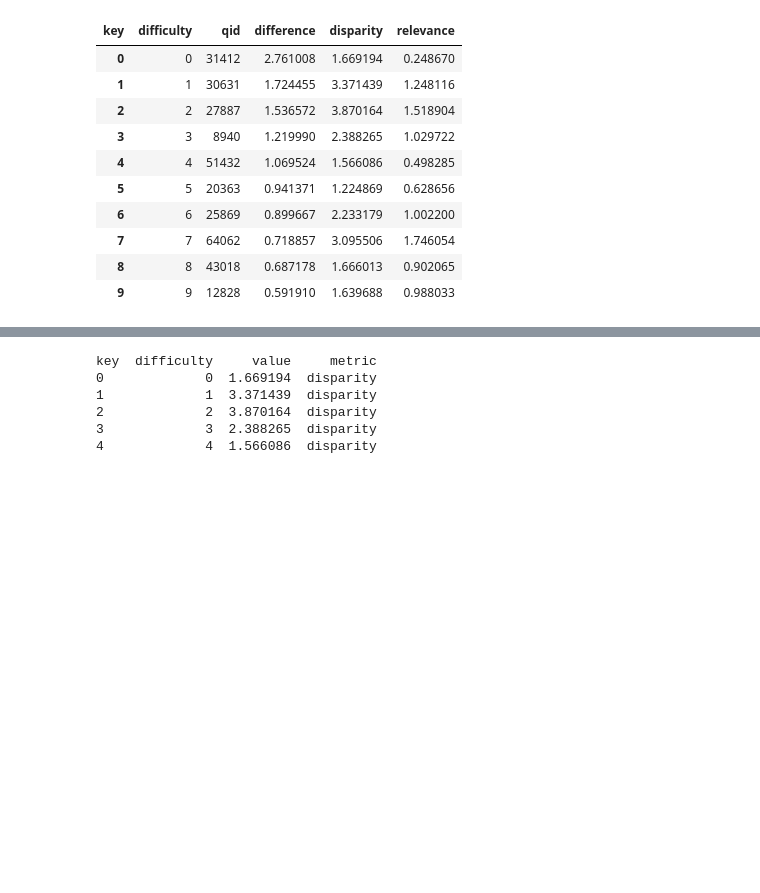
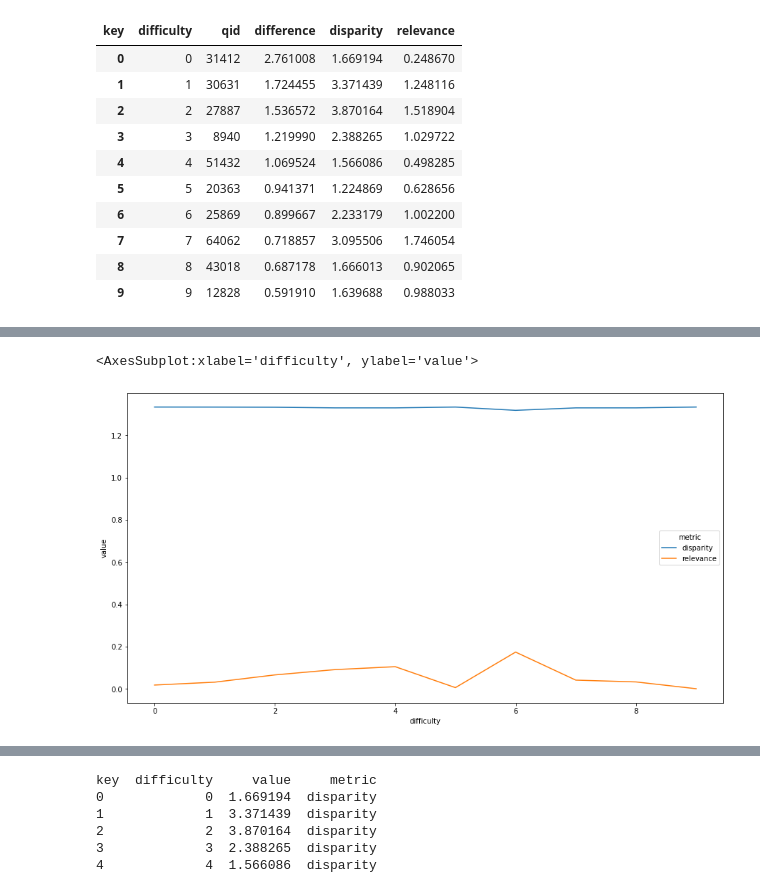
Before and after one commit to pilmus/thesis, a Jupyter notebook: app/notebooks/lm_error_analysis.ipynb, the cells around one changed output, grey strips where cells are left out. Cells and saved outputs as stored; diff of their text form; code cells hidden in the pictures; blank space fills up the shorter version.

```diff
--- a/app/notebooks/lm_error_analysis.ipynb
+++ b/app/notebooks/lm_error_analysis.ipynb
@@ -2735,0 +2025,7 @@ Text(0.5, 0.98, 'Relevance and disparity versus difficulty')
+# %%
+fig, ax = plt.subplots(1,1,figsize = (15,8))
+
+sns.lineplot(x='difficulty', y='value',data=concatenated.reset_index(drop=True),hue='metric',ax=ax)
+# %% [output]
+<AxesSubplot:xlabel='difficulty', ylabel='value'>
+[figure, added]
```
Also changed, not shown: parts of 99 cells of this notebook, 4 other files.
